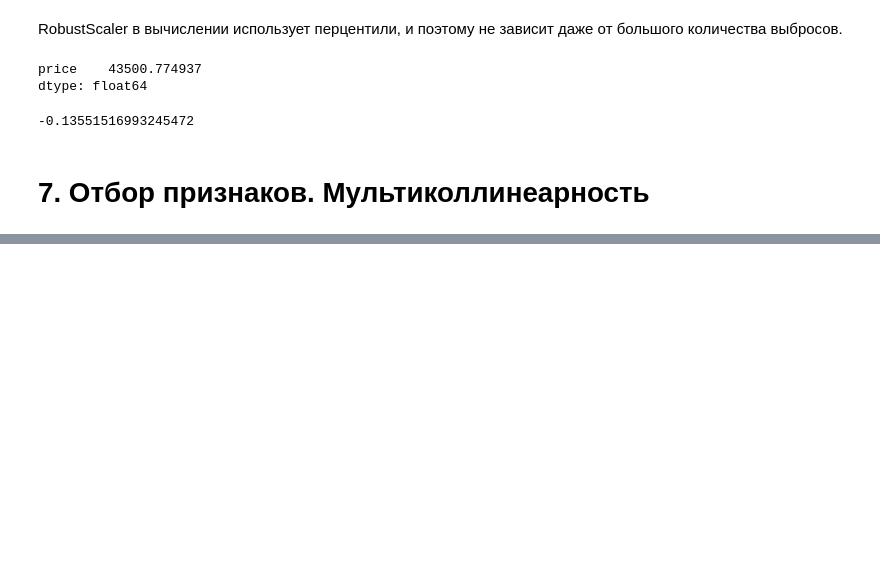
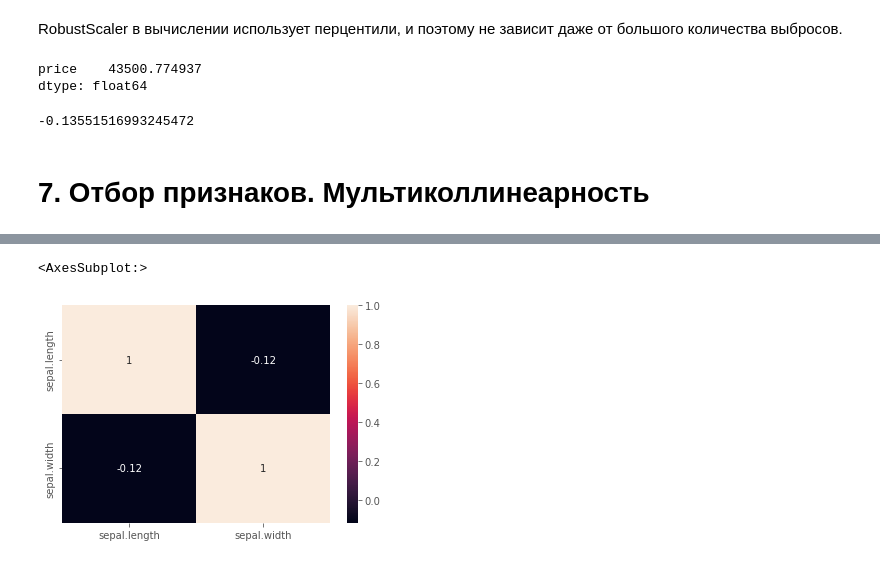
Before and after one commit to Erkobrax/DS_Edu, a Jupyter notebook: BLOCK_3_EDA/MathStat_2.ipynb, the cells around one changed output, grey strips where cells are left out. Cells and saved outputs as stored; diff of their text form; code cells hidden in the pictures; blank space fills up the shorter version.

```diff
--- a/BLOCK_3_EDA/MathStat_2.ipynb
+++ b/BLOCK_3_EDA/MathStat_2.ipynb
@@ -686,0 +721,5 @@ df_s['price'][129969]
+# %%
+sns.heatmap(df_iris.corr(), annot=True)
+# %% [output]
+<AxesSubplot:>
+[figure, added]
```
Also changed, not shown: parts of 22 cells of this notebook, 26 other files.
